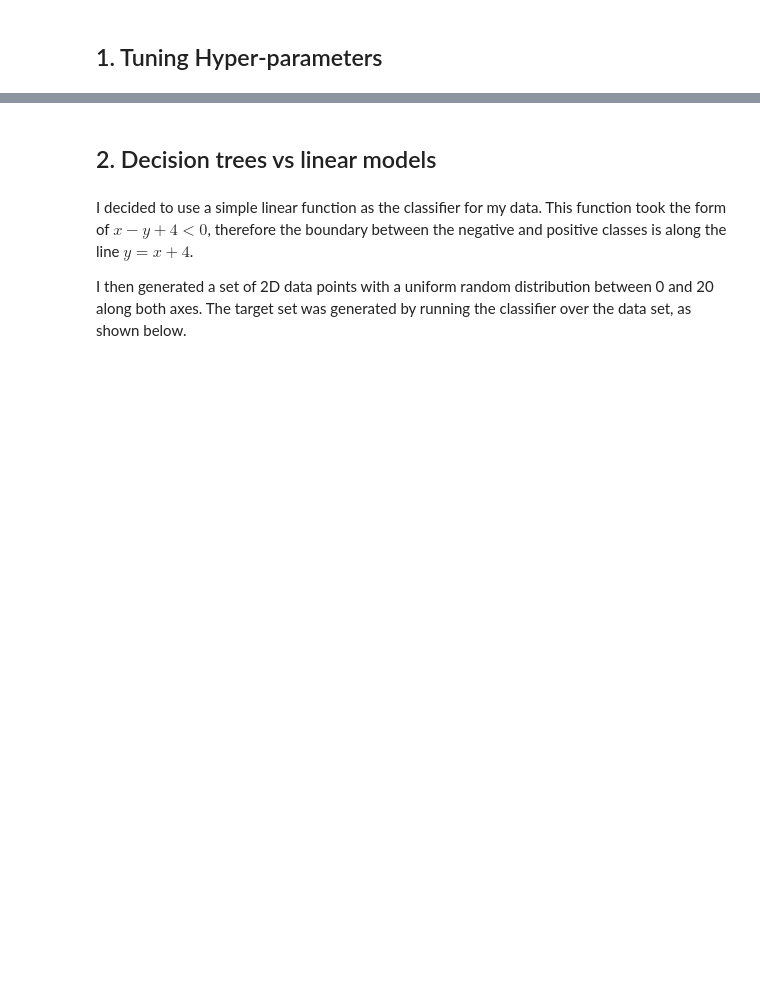
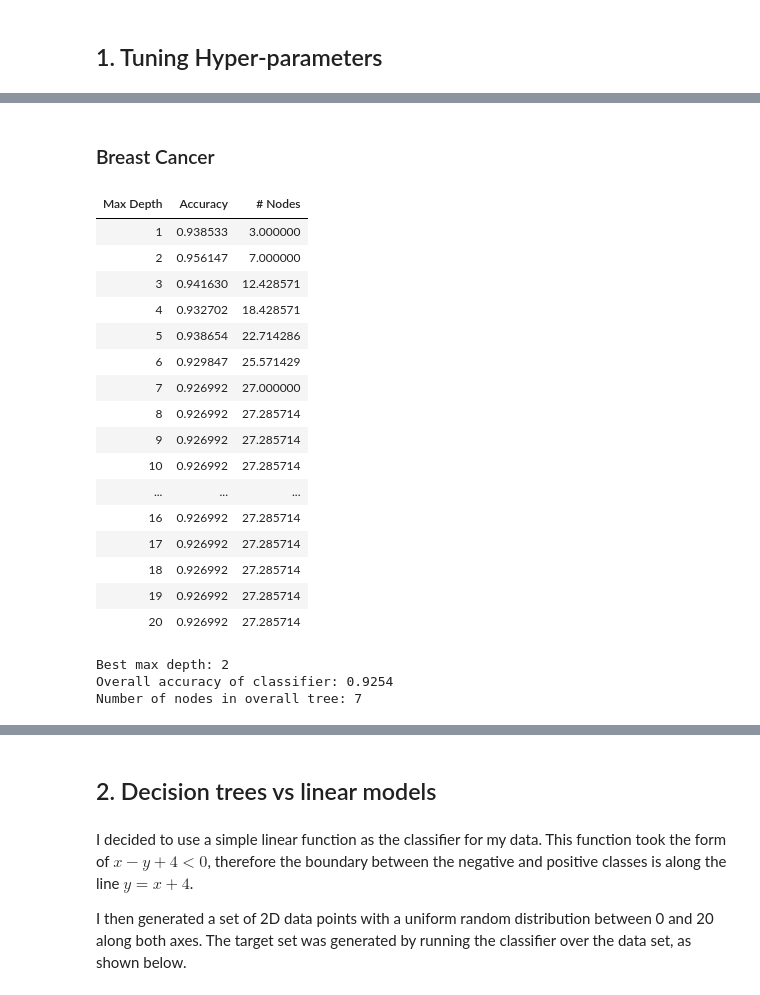
Before and after one commit to alextompkins/machine-learning-ass1, a Jupyter notebook: ato47.ipynb, the cells around one changed output, grey strips where cells are left out. Drawn from its saved outputs; the diff is of its cells as text; code cells hidden in the pictures; blank space fills up the shorter version.

```diff
--- a/ato47.ipynb
+++ b/ato47.ipynb
@@ -19,0 +163,24 @@ SEED = 1337
+# %%
+process_dataset('Breast Cancer', datasets.load_breast_cancer())
+# %% [output]
+Breast Cancer
+| Max Depth | Accuracy | # Nodes |
+| 1 | 0.938533 | 3.000000 |
+| 2 | 0.956147 | 7.000000 |
+| 3 | 0.941630 | 12.428571 |
+| 4 | 0.932702 | 18.428571 |
+| 5 | 0.938654 | 22.714286 |
+| 6 | 0.929847 | 25.571429 |
+| 7 | 0.926992 | 27.000000 |
+| 8 | 0.926992 | 27.285714 |
+| 9 | 0.926992 | 27.285714 |
+| 10 | 0.926992 | 27.285714 |
+| ... | ... | ... |
+| 16 | 0.926992 | 27.285714 |
+| 17 | 0.926992 | 27.285714 |
+| 18 | 0.926992 | 27.285714 |
+| 19 | 0.926992 | 27.285714 |
+| 20 | 0.926992 | 27.285714 |
+Best max depth: 2
+Overall accuracy of classifier: 0.9254
+Number of nodes in overall tree: 7
```
Also changed, not shown: parts of 16 cells of this notebook.
